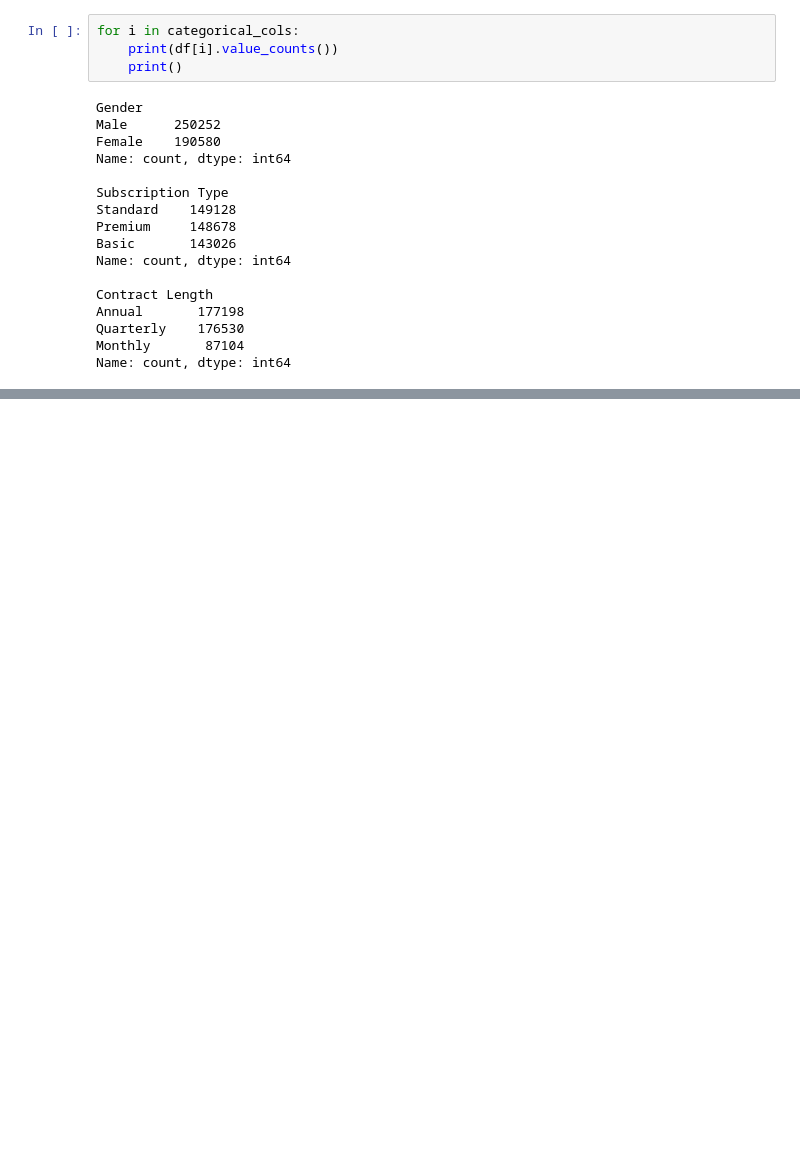
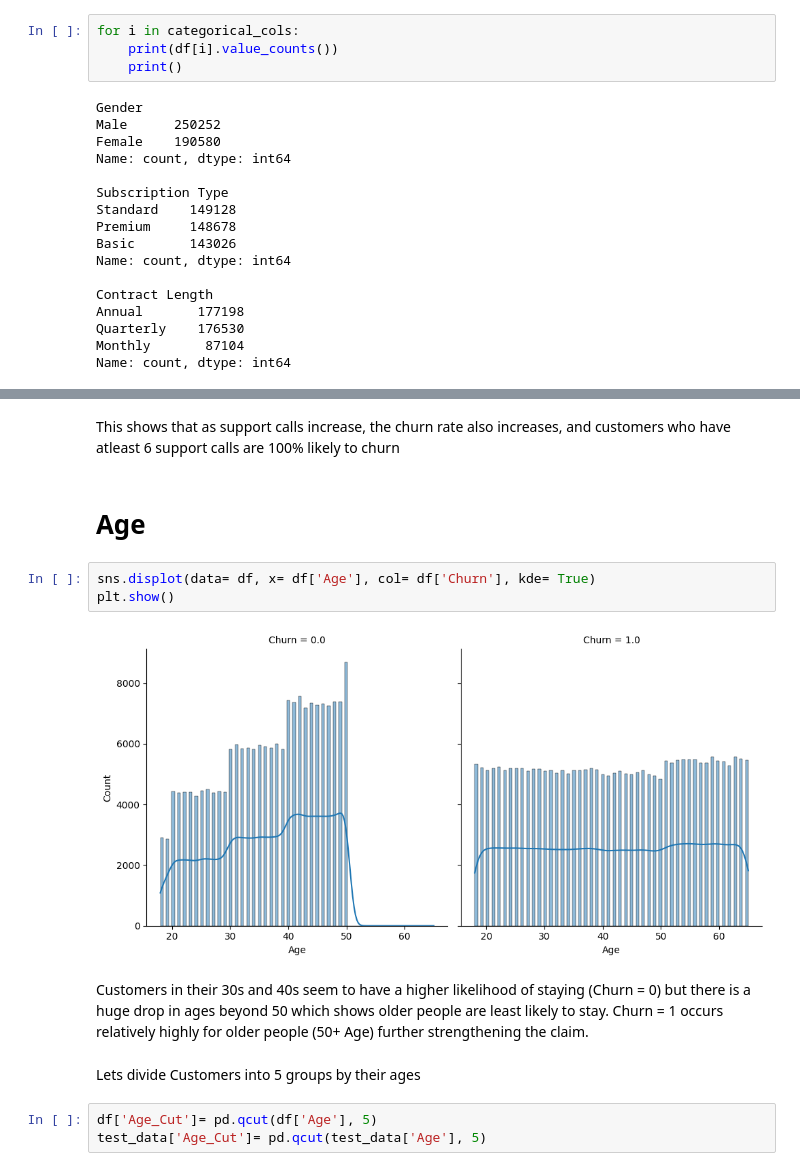
Before and after one commit to SyedMuhammadAunAbbas/Customer_Churn_Project, a Jupyter notebook: Root.ipynb, the cells around one changed output, grey strips where cells are left out. Cells and saved outputs as stored; diff of their text form; blank space fills up the shorter version.

```diff
--- a/Root.ipynb
+++ b/Root.ipynb
@@ -247,0 +364,17 @@ df.head(10)
+# %% [markdown]
+This shows that as support calls increase, the churn rate also increases, and customers who have atleast 6 support calls are 100% likely to churn
+# %% [markdown]
+# Age
+# %%
+sns.displot(data= df, x= df['Age'], col= df['Churn'], kde= True)
+plt.show()
+# %% [output]
+[figure, added]
+# %% [markdown]
+Customers in their 30s and 40s seem to have a higher likelihood of staying (Churn = 0) but there is a huge drop in ages beyond 50 which shows older people are least likely to stay.
+Churn = 1 occurs relatively highly for older people (50+ Age) further strengthening the claim.
+# %% [markdown]
+Lets divide Customers into 5 groups by their ages
+# %%
+df['Age_Cut']= pd.qcut(df['Age'], 5)
+test_data['Age_Cut']= pd.qcut(test_data['Age'], 5)
```
Also changed, not shown: parts of 54 cells of this notebook.
